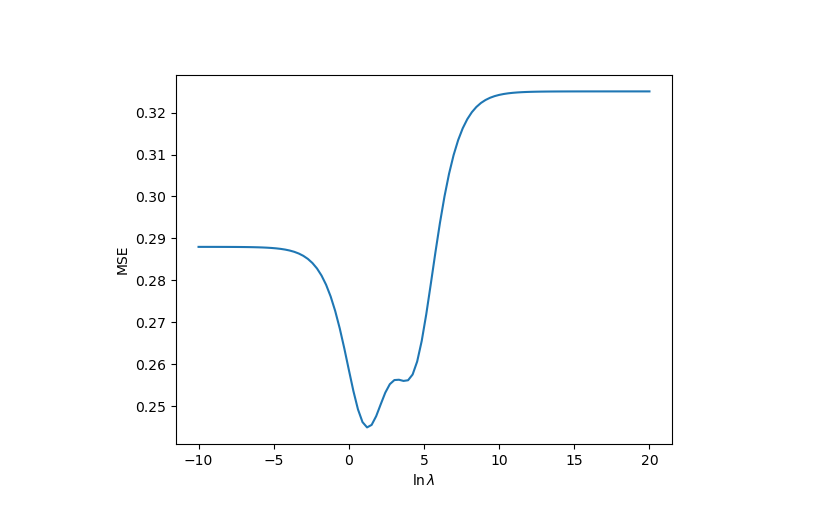
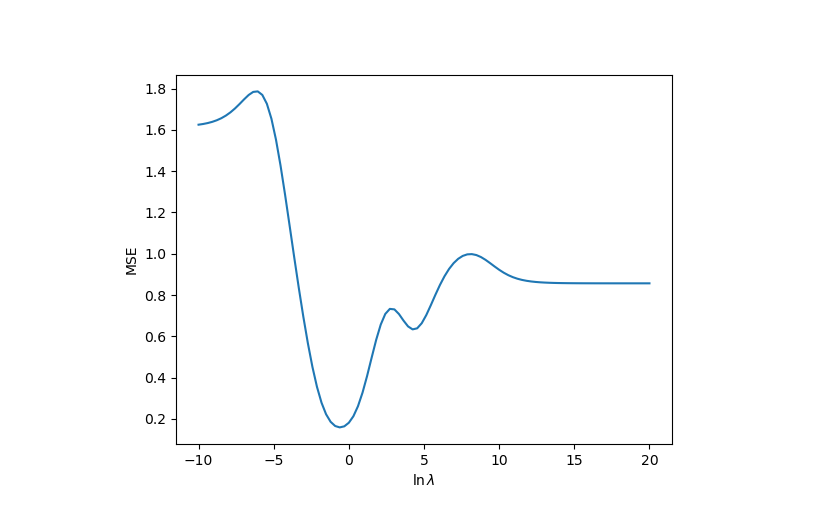
Before and after one commit to annepoot/mude, a Jupyter notebook: notebook_04_ridge-sgd.ipynb, the cells around one changed output. Cells and saved outputs as stored; diff of their text form; code cells hidden in the pictures.

```diff
--- a/notebook_04_ridge-sgd.ipynb
+++ b/notebook_04_ridge-sgd.ipynb
@@ -18,4 +18,6 @@ As seen in the previous notebook, the least squares apporach can lead to severe
 # %%
+np.random.seed(1)
+
 # The true function relating t to x
 def f_truth(x, freq=1, **kwargs):
 
@@ -23,7 +25,7 @@ def f_truth(x, freq=1, **kwargs):
     return np.sin(x * freq)
 
 # The data generation function
-def f_data(epsilon=0.5, N=30, **kwargs):
+def f_data(epsilon=0.5, N=20, **kwargs):
 
     # Apply a seed if one is given
     if 'seed' in kwargs:
@@ -116,0 +107,11 @@ def solve_reg_least_squares(X, t, phi, lam):
+# %%
+# generate data, instantiate scaler, and fit tranform
+x, t = f_data(N=100)
+xscaler, tscaler = StandardScaler(), StandardScaler()
+x_norm, t_norm = xscaler.fit_transform(x[:,None]), tscaler.fit_transform(t[:,None])
+
+# plot
+fig, ax = plt.subplots()
+ax.plot(x,t,'x')
+ax.plot(x_norm,t_norm,'x')
+plt.show()
@@ -219,54 +188,33 @@ ax.set_ylim(-1.5,1.5)
 # %%
-xscaler, tscaler = StandardScaler(), StandardScaler()
-x_sc, t_sc = xscaler.fit_transform(x[:,None]), tscaler.fit_transform(t[:,None])
+# set seed and generate data
+np.random.seed(0)
+x, t = f_data(N=30)
 
-np.random.seed(0)
+# partition dataset into training and validation set
 Ntrain = int(0.7*len(x))
-x_train, x_val, t_train, t_val = train_test_split(x_sc, t_sc, train_size=Ntrain)
+x_train, x_val, t_train, t_val = train_test_split(x, t, train_size=Ntrain)
 
-alphas = np.linspace(-10,20,100)
-# alphas = np.linspace(0,1,2)
-mse_val = np.zeros_like(alphas)
-x_plot = np.linspace(0, 2*np.pi, 1000)[:,None]
+# set up some vectores and params for the training
+lams    = np.linspace(-10,20,100)
+mse_val = np.zeros_like(lams)
+x_plot  = np.linspace(0, 2*np.pi, 1000)[:,None]
+degree  = 9
 
+# loop over all lambdas
+for i, lam in enumerate(lams):
+    t_pred = predict(x_train, t_train, x_val, PolynomialBasis, degree=degree, lam=np.exp(lam))
+    mse_val[i] = sum((t_val - t_pred)**2) / len(x_val)
 
-for i, alpha in enumerate(alphas):
+# find lambda with minimum mse
+loc = np.argmin(mse_val)
+lam_min = lams[loc]
+mse_min = mse_val[loc]
+print("Best fit for lambda = {:e}  with MSE = {:4f}".format(np.exp(lam_min), mse_min))
 
-    t_pred = tscaler.inverse_transform(predict1(x_train, t_train, x_val, PolynomialBasis, degree=4, lam=np.exp(alpha))[:,None])
-
-
-    mse_val[i] =sum((tscaler.inverse_transform(t_val) - t_pred)**2) / len(x_val)
-
-    # t_plot = tscaler.inverse_transform(predict1(x_train, t_train, xscaler.transform(x_plot),
-    #                                             PolynomialBasis, degree=4, lam=np.exp(alpha))[:,None])
-
-    # fig, ax = plt.subplots()
-    # ax.plot(x_plot, f_truth(x_plot), 'k-', label=r'Ground truth $f(x)$')
-    # ax.plot(x_plot, t_plot)
-    # ax.plot(xscaler.inverse_transform(x_train), tscaler.inverse_transform(t_train), 'x')
-    # ax.plot(xscaler.inverse_transform(x_val), tscaler.inverse_transform(t_val), 'x')
-    # ax.plot(xscaler.inverse_transform(x_val), t_pred, 'x')
-
-
-    # print(t_pred)
-    # print(tscaler.inverse_transform(t_val))
-    # print("Val error: {}".format(mse_val[i]))
-
-loc = np.argmin(mse_val)
-alpha_min = alphas[loc]
-mse_min = mse_val[loc]
-
-print("Best fit for lambda = {:4f}  with MSE = {:4f}".format(np.exp(alpha_min), mse_min))
-
+# plot mse over ln(lambda)
 fig, ax = plt.subplots()
-ax.plot(alphas, mse_val)
+ax.plot(lams, mse_val)
 ax.set_xlabel(r'$\mathrm{ln}\,\lambda$')
 ax.set_ylabel(r'MSE')
-
 plt.show()
-
-
-# fig, ax = plt.subplots()
-# ax.plot(x_train, t_train, 'x')
-# ax.plot(x_val, t_val, 'x')
 # %% [output]
@@ -274,3 +222,3 @@ Best fit for lambda = 3.360606  with MSE = 0.244912
-[figure, old version]
+[figure, new version]
 # %%
 # Let's take a look at our regularized solution
```
Also changed, not shown: parts of 31 cells of this notebook, 1 other file.
